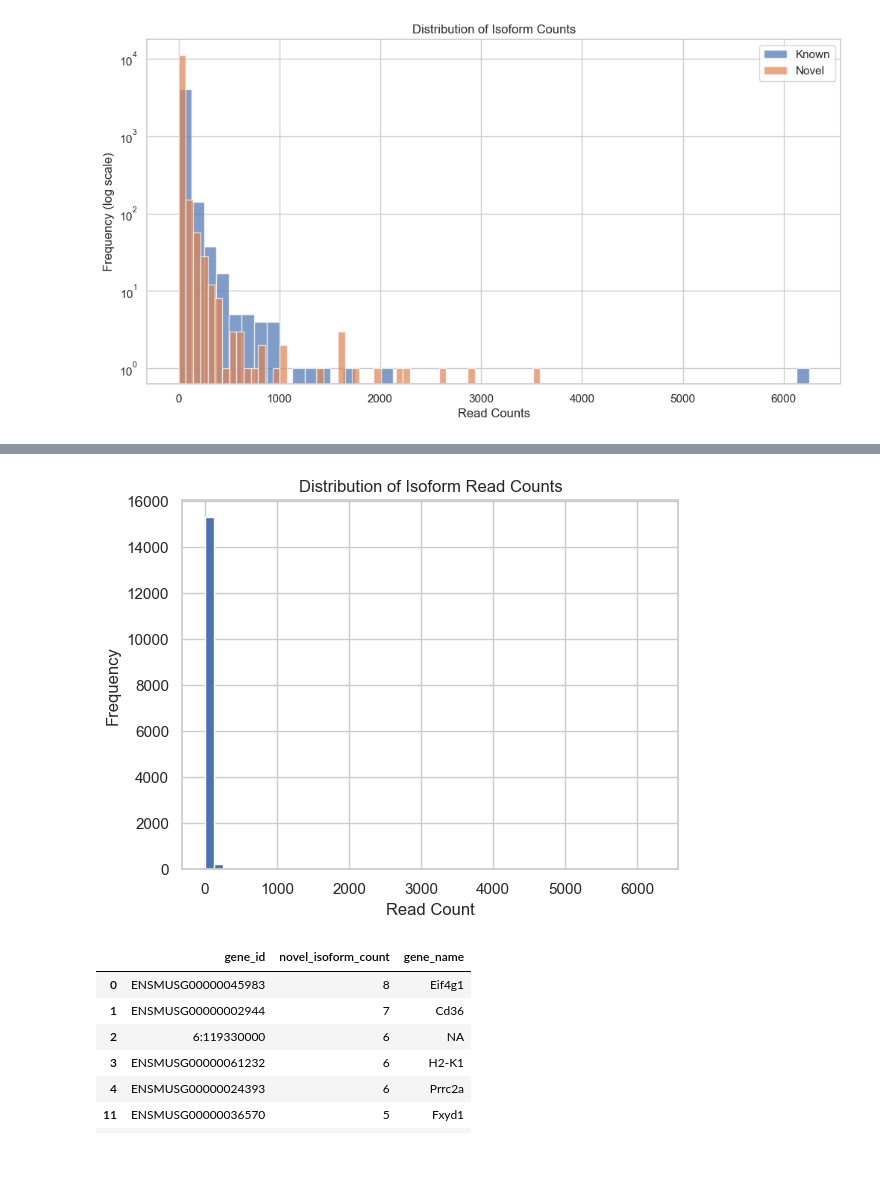
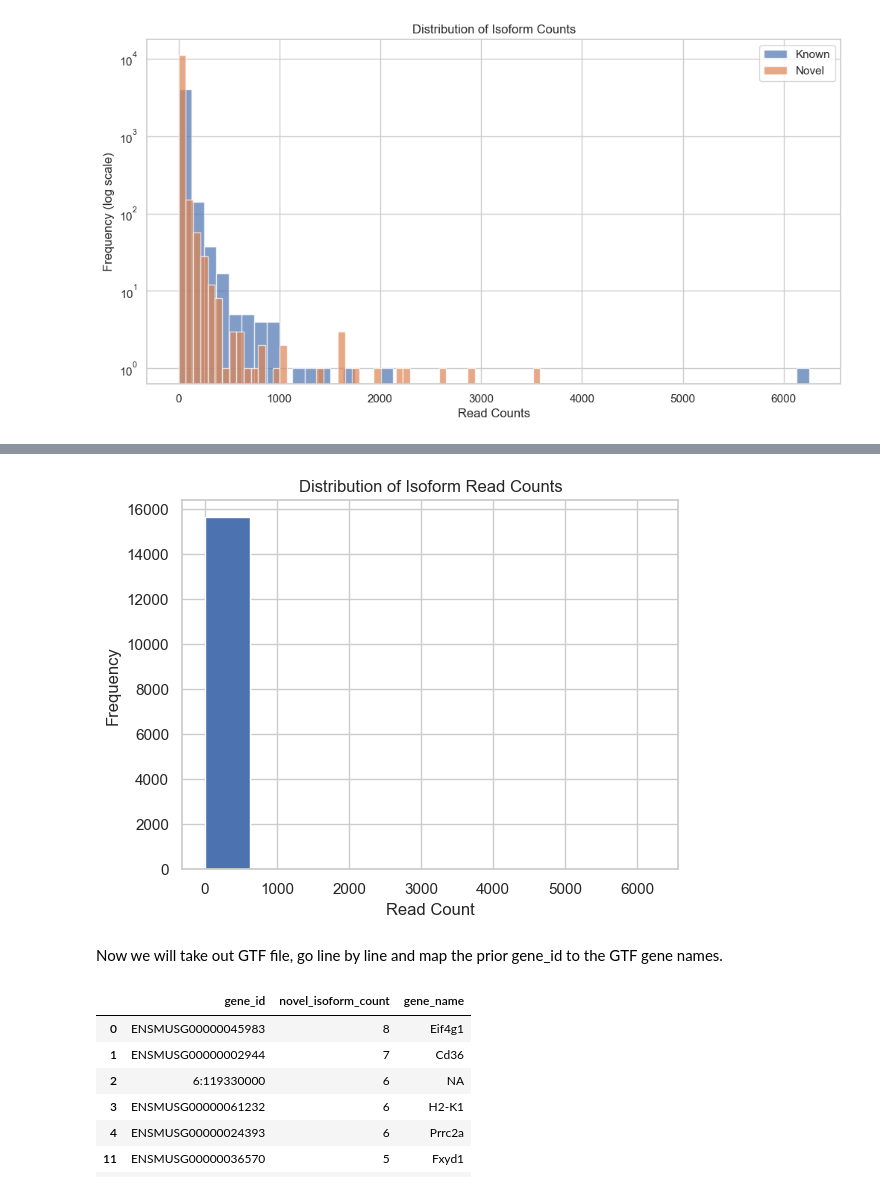
Before and after one commit to 51talcol21/long-read-rna-mouse-brownfat, a Jupyter notebook: notebooks/longread_rnaseq.ipynb, the cells around one changed output, grey strips where cells are left out. Cells and saved outputs as stored; diff of their text form; code cells hidden in the pictures; blank space fills up the shorter version.

```diff
--- a/notebooks/longread_rnaseq.ipynb
+++ b/notebooks/longread_rnaseq.ipynb
@@ -340,13 +343,13 @@ print(top)
 # %%
 import matplotlib.pyplot as plt
 
-counts['counts'].hist(bins=50)
+counts['counts'].hist(bins=10)
 plt.title("Distribution of Isoform Read Counts")
 plt.xlabel("Read Count")
 plt.ylabel("Frequency")
 plt.show()
 # %% [output]
-[figure, old version]
+[figure, new version]
 # %%
 import pandas as pd
 import gzip
@@ -378,4 +379,6 @@ with open(GTF, 'r') as fh:
 
 # Convert to DataFrame
 gene_map_df = pd.DataFrame(gene_map.items(), columns=["gene_id", "gene_name"])
+# %% [markdown]
+Now we will take out GTF file, go line by line and map the prior gene_id to the GTF gene names.
 # %%
```
Also changed, not shown: parts of 27 cells of this notebook, 1 other file.
